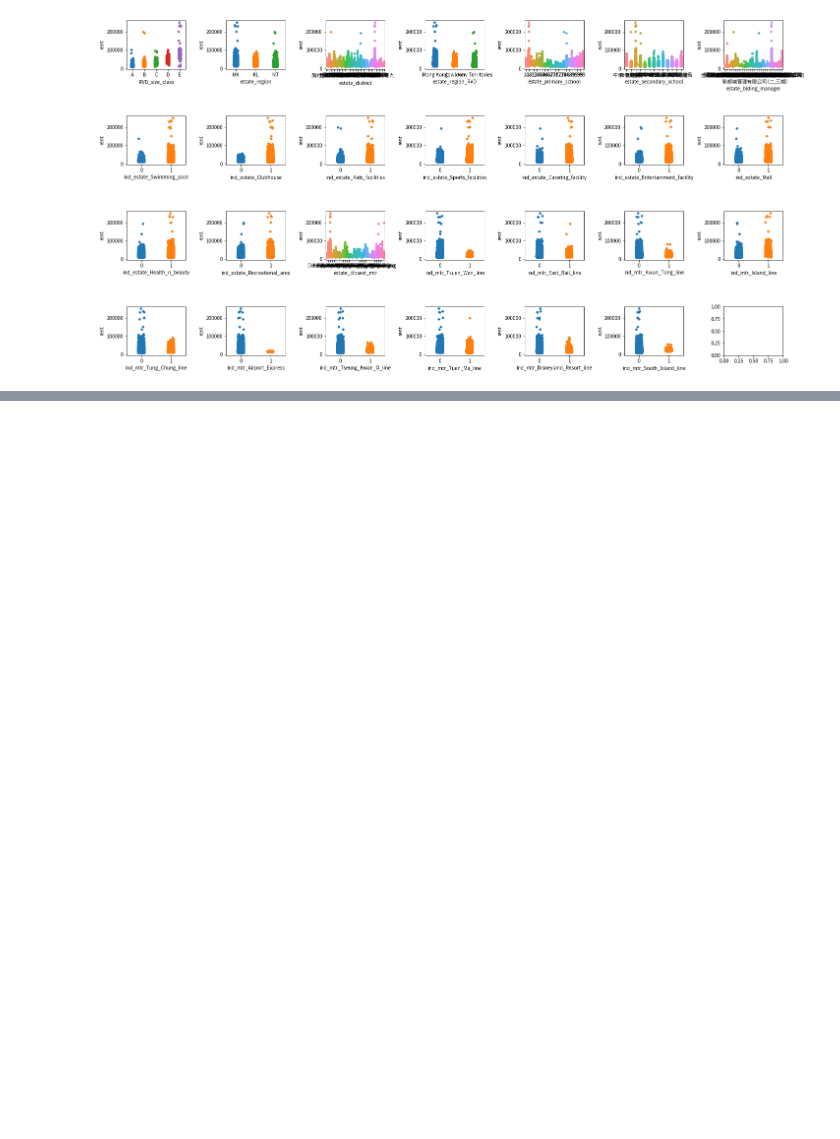
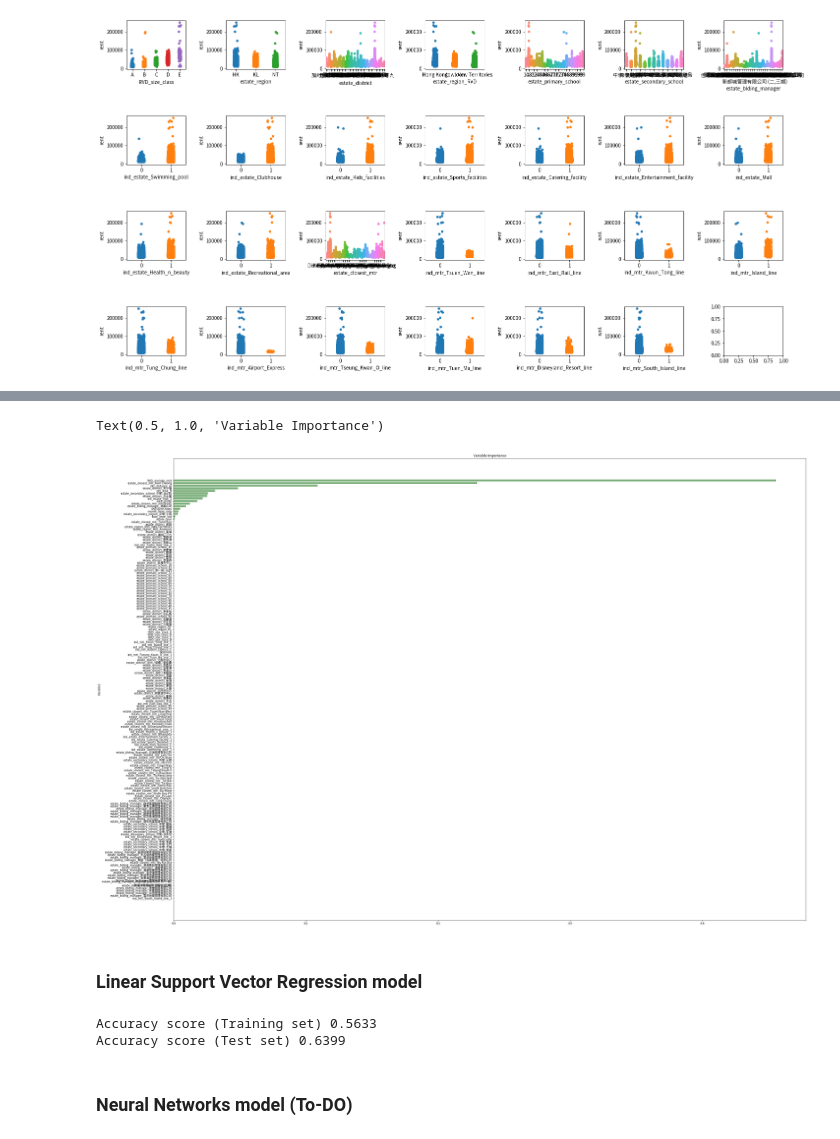
Before and after one commit to dan-76/das2022_display, a Jupyter notebook: The_rental_transaction_dataset.ipynb, the cells around one changed output, grey strips where cells are left out. Cells and saved outputs as stored; diff of their text form; code cells hidden in the pictures; blank space fills up the shorter version.

```diff
--- a/The_rental_transaction_dataset.ipynb
+++ b/The_rental_transaction_dataset.ipynb
@@ -360,0 +298,9 @@ _ = tree.plot_tree(dtr, feature_names=X.columns, filled=True)
+# %%
+# To-DO : try both of rent and unit rent with the models
+# To-DO : use cross-valudation instead of train-test split
+# To-DO : log-transform response variables before regression
+# To-DO : standardise value variables before fitting models
+#y = data["rent"]
+y = data["Unitrent_perft"].values
+X = data.drop(labels=col_response, axis=1).values
+print(X.shape, y.shape)
@@ -360,0 +309,5 @@ _ = tree.plot_tree(dtr, feature_names=X.columns, filled=True)
+# %%
+X_train, X_test, y_train, y_test = train_test_split(
+    X, y, test_size=0.3, random_state=999)
+print(X_train.shape, X_test.shape)
+print(y_train.shape, y_test.shape)
@@ -360,0 +407,8 @@ _ = tree.plot_tree(dtr, feature_names=X.columns, filled=True)
+# %%
+# To-DO : try other tree models
+
+reg = tree.DecisionTreeRegressor(max_depth=5, random_state=999).fit(X_train,y_train)
+yhat = reg.predict(X_test)
+print("RMSE: ", np.round(np.sqrt(((y_test - yhat)**2).mean(axis=0)),4))
+print("STD(y_test): ", np.round(y_test.std(),4))
+print("Goodness-of-fit Measure:", np.round(r2_score(y_test, yhat),4))
@@ -360,0 +433,3 @@ _ = tree.plot_tree(dtr, feature_names=X.columns, filled=True)
+# %%
+df_importance = pd.DataFrame(data={'vip':reg.feature_importances_}, index=data.drop(labels=col_response, axis=1).columns).sort_values(by=['vip'], ascending=True)
+df_importance.sort_values('vip', ascending=False).head(20)
@@ -360,0 +454,24 @@ _ = tree.plot_tree(dtr, feature_names=X.columns, filled=True)
+# %%
+plt.figure(1, figsize=(40,30))
+plt.title("Variable Importance vs Variable")
+plt.barh(df_importance.index, df_importance['vip'], align='center', color='darkgreen', alpha=0.5)
+plt.yticks(range(len(df_importance.index)))
+plt.ylabel('Variables')
+plt.title('Variable Importance')
+# %% [output]
+Text(0.5, 1.0, 'Variable Importance')
+[figure, added]
+# %% [markdown]
+### Linear Support Vector Regression model<a class="anchor" id="model_linear_SVR"></a>
+# %%
+# To-DO : ConvergenceWarning: Liblinear failed to converge, increase the number of iterations.  ConvergenceWarning,
+
+svr = LinearSVR(random_state=999, tol=1e-5)
+svr.fit(X_train_std, np.ravel(y_train_std))
+print('Accuracy score (Training set)', np.round(svr.score(X_train_std,np.ravel(y_train_std)),4))
+print('Accuracy score (Test set)', np.round(svr.score(X_test_std,np.ravel(y_test_std)),4))
+# %% [output]
+Accuracy score (Training set) 0.5633
+Accuracy score (Test set) 0.6399
+# %% [markdown]
+### Neural Networks model (To-DO)<a class="anchor" id="model_NN"></a>
```
Also changed, not shown: parts of 55 cells of this notebook.
